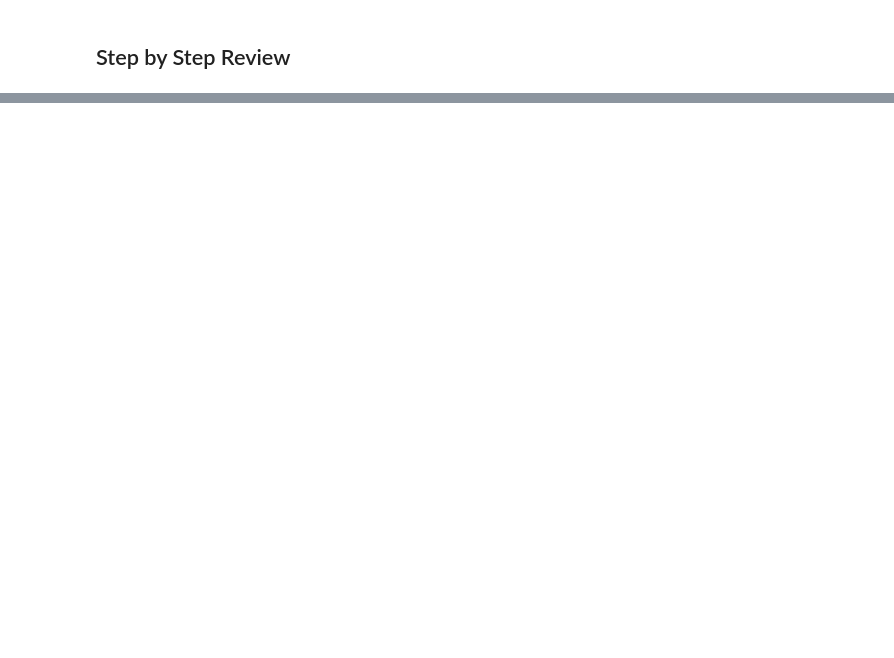
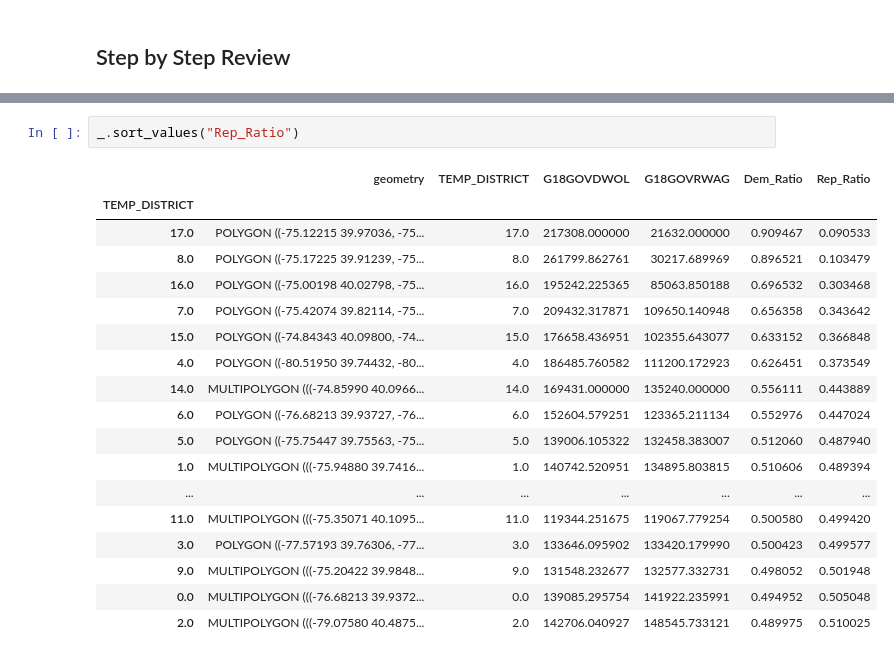
Before and after one commit to yagnesh7/clock-hand-redistricting, a Jupyter notebook: redistricting/split_review.ipynb, the cells around one changed output, grey strips where cells are left out. Cells and saved outputs as stored; diff of their text form; blank space fills up the shorter version.

```diff
--- a/redistricting/split_review.ipynb
+++ b/redistricting/split_review.ipynb
@@ -372,0 +404,21 @@ split_review(input_df=all_districts, split=5, split_cols=split_columns, plot_par
+# %%
+_.sort_values("Rep_Ratio")
+# %% [output]
+|  | geometry | TEMP_DISTRICT | G18GOVDWOL | G18GOVRWAG | Dem_Ratio | Rep_Ratio |
+| TEMP_DISTRICT |  |  |  |  |  |  |
+| 17.0 | POLYGON ((-75.12215 39.97036, -75... | 17.0 | 217308.000000 | 21632.000000 | 0.909467 | 0.090533 |
+| 8.0 | POLYGON ((-75.17225 39.91239, -75... | 8.0 | 261799.862761 | 30217.689969 | 0.896521 | 0.103479 |
+| 16.0 | POLYGON ((-75.00198 40.02798, -75... | 16.0 | 195242.225365 | 85063.850188 | 0.696532 | 0.303468 |
+| 7.0 | POLYGON ((-75.42074 39.82114, -75... | 7.0 | 209432.317871 | 109650.140948 | 0.656358 | 0.343642 |
+| 15.0 | POLYGON ((-74.84343 40.09800, -74... | 15.0 | 176658.436951 | 102355.643077 | 0.633152 | 0.366848 |
+| 4.0 | POLYGON ((-80.51950 39.74432, -80... | 4.0 | 186485.760582 | 111200.172923 | 0.626451 | 0.373549 |
+| 14.0 | MULTIPOLYGON (((-74.85990 40.0966... | 14.0 | 169431.000000 | 135240.000000 | 0.556111 | 0.443889 |
+| 6.0 | POLYGON ((-76.68213 39.93727, -76... | 6.0 | 152604.579251 | 123365.211134 | 0.552976 | 0.447024 |
+| 5.0 | POLYGON ((-75.75447 39.75563, -75... | 5.0 | 139006.105322 | 132458.383007 | 0.512060 | 0.487940 |
+| 1.0 | MULTIPOLYGON (((-75.94880 39.7416... | 1.0 | 140742.520951 | 134895.803815 | 0.510606 | 0.489394 |
+| ... | ... | ... | ... | ... | ... | ... |
+| 11.0 | MULTIPOLYGON (((-75.35071 40.1095... | 11.0 | 119344.251675 | 119067.779254 | 0.500580 | 0.499420 |
+| 3.0 | POLYGON ((-77.57193 39.76306, -77... | 3.0 | 133646.095902 | 133420.179990 | 0.500423 | 0.499577 |
+| 9.0 | MULTIPOLYGON (((-75.20422 39.9848... | 9.0 | 131548.232677 | 132577.332731 | 0.498052 | 0.501948 |
+| 0.0 | MULTIPOLYGON (((-76.68213 39.9372... | 0.0 | 139085.295754 | 141922.235991 | 0.494952 | 0.505048 |
+| 2.0 | MULTIPOLYGON (((-79.07580 40.4875... | 2.0 | 142706.040927 | 148545.733121 | 0.489975 | 0.510025 |
```
Also changed, not shown: parts of 29 cells of this notebook.
